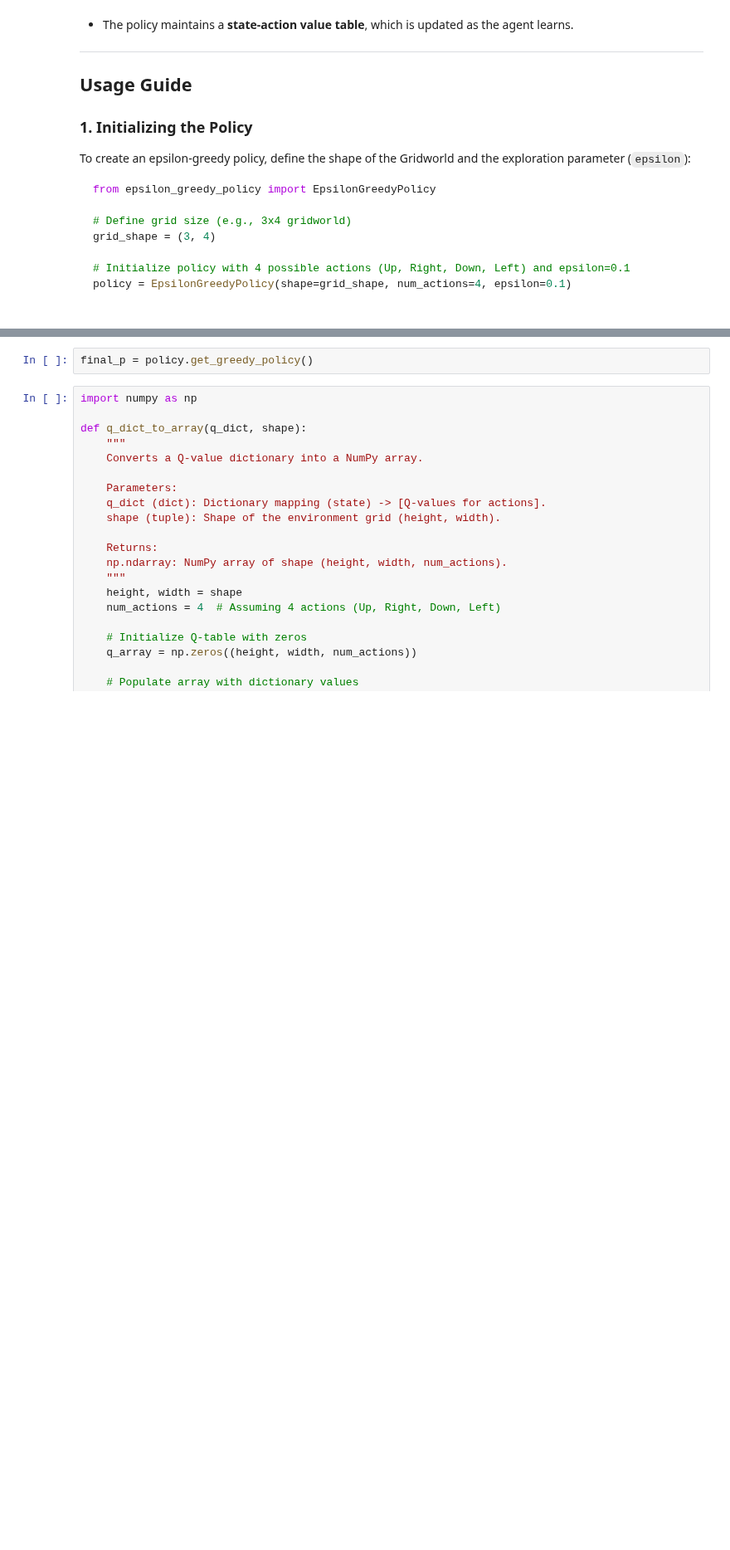
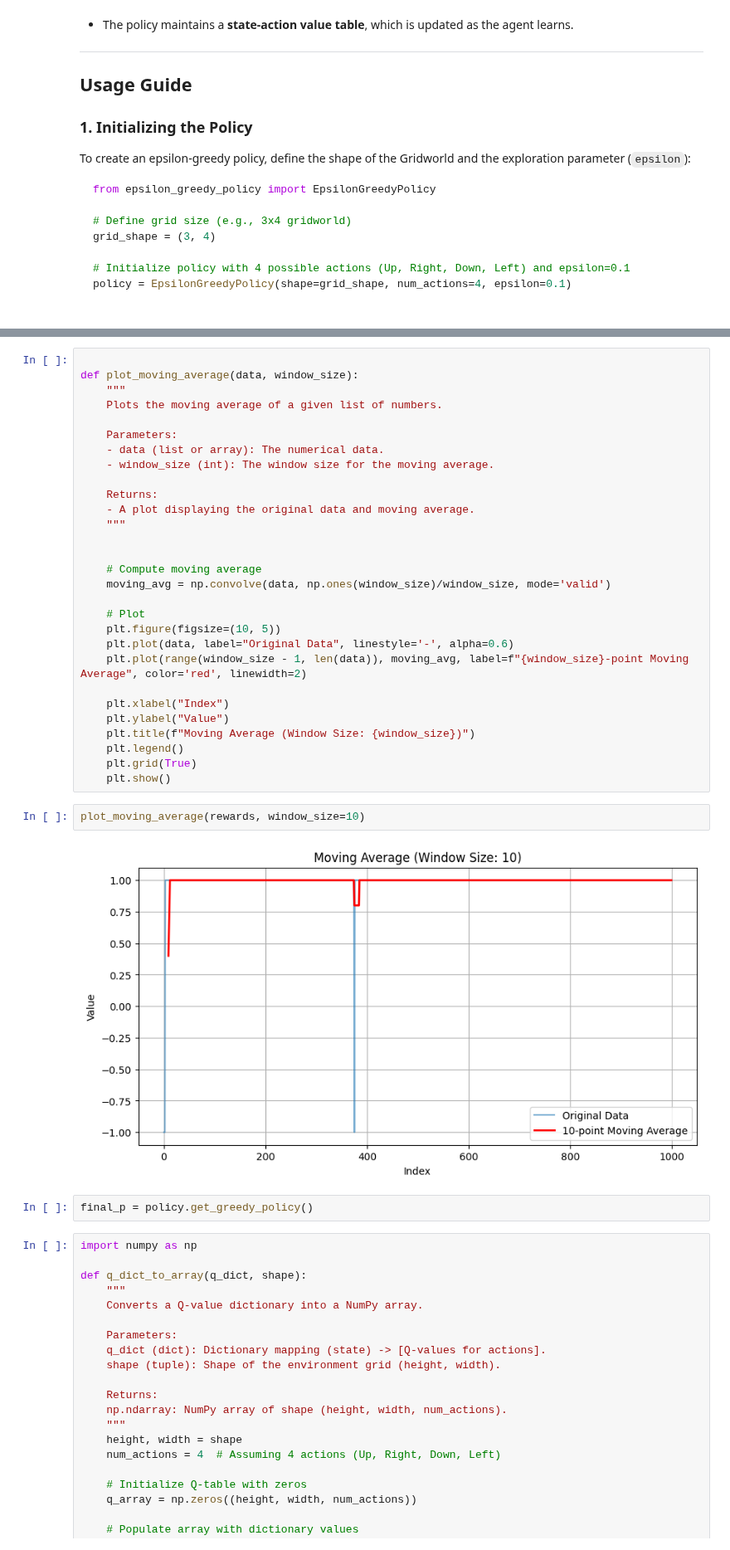
Before and after one commit to Fortuz/rl_education, a Jupyter notebook: Gridworld/Generator/gw_monte_carlo.ipynb, the cells around one changed output, grey strips where cells are left out. Shown at 83% size. Saved outputs shown, nothing was run; the diff lists cells and outputs as text; blank space fills up the shorter version.

```diff
--- a/Gridworld/Generator/gw_monte_carlo.ipynb
+++ b/Gridworld/Generator/gw_monte_carlo.ipynb
@@ -381,3 +368,36 @@ Episode 9900/10000 complete.
+# %%
+
+def plot_moving_average(data, window_size):
+    """
+    Plots the moving average of a given list of numbers.
+
+    Parameters:
+    - data (list or array): The numerical data.
+    - window_size (int): The window size for the moving average.
+
+    Returns:
+    - A plot displaying the original data and moving average.
+    """
+
+
+    # Compute moving average
+    moving_avg = np.convolve(data, np.ones(window_size)/window_size, mode='valid')
+
+    # Plot
+    plt.figure(figsize=(10, 5))
+    plt.plot(data, label="Original Data", linestyle='-', alpha=0.6)
+    plt.plot(range(window_size - 1, len(data)), moving_avg, label=f"{window_size}-point Moving Average", color='red', linewidth=2)
+
+    plt.xlabel("Index")
+    plt.ylabel("Value")
+    plt.title(f"Moving Average (Window Size: {window_size})")
+    plt.legend()
+    plt.grid(True)
+    plt.show()
+# %%
+plot_moving_average(rewards, window_size=10)
+# %% [output]
+[figure, added]
 # %%
 final_p = policy.get_greedy_policy()
 # %%
```
Also changed, not shown: parts of 7 cells of this notebook.
